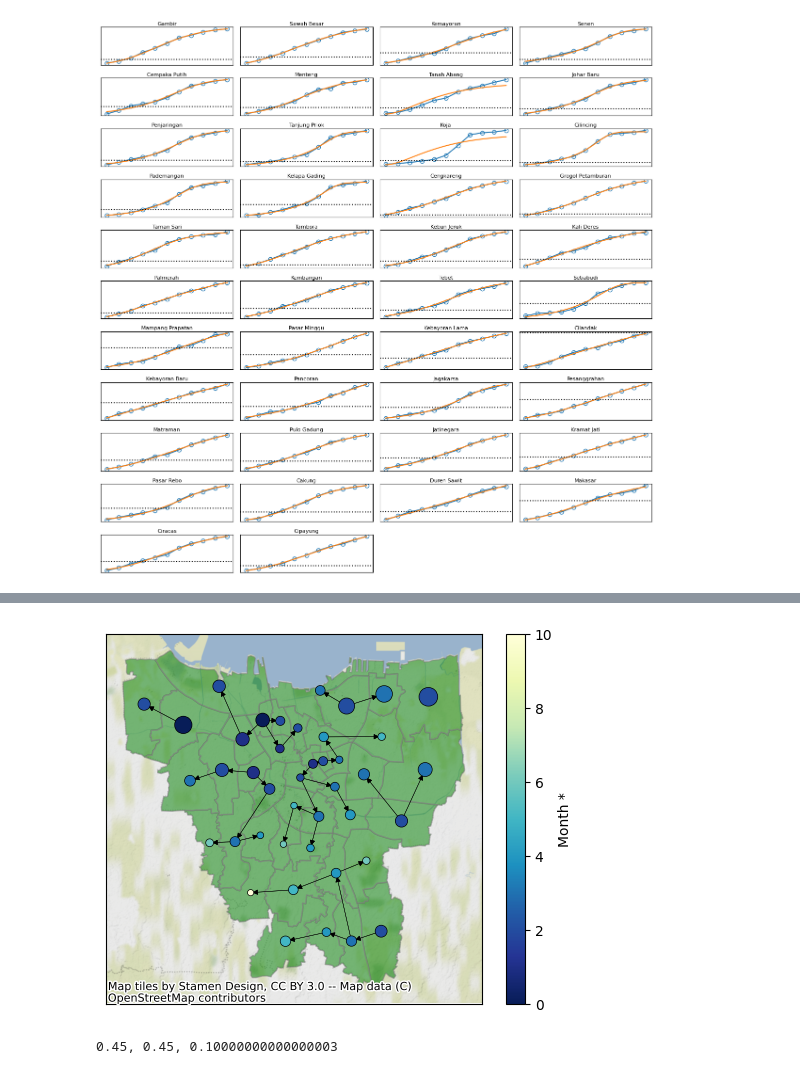
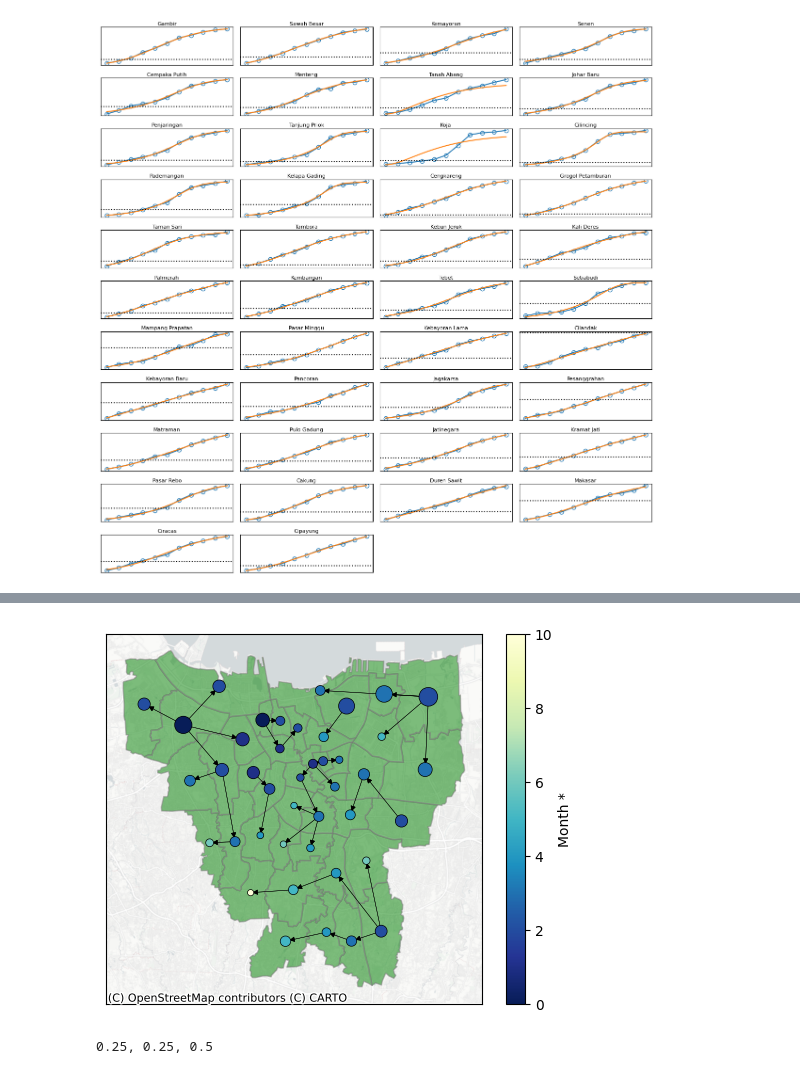
Before and after one commit to marliyehez/Epidemic-Forest, a Jupyter notebook: Epidemic_Forest.ipynb, the cells around one changed output, grey strips where cells are left out. Saved outputs shown, nothing was run; the diff lists cells and outputs as text; code cells hidden in the pictures.

```diff
--- a/Epidemic_Forest.ipynb
+++ b/Epidemic_Forest.ipynb
@@ -24,7 +22,7 @@ import warnings
 warnings.filterwarnings('ignore')
 # %%
 # Times-series data
-pneumonia_rs = pd.read_excel('/content/pneumonia-disease-data.xlsx')
+pneumonia_rs = pd.read_excel('https://github.com/marliyehez/Epidemic-Forest/raw/main/Data/pneumonia-disease-data.xlsx')
 
 # Datetime data
 starting_date = datetime(year=2017, month=1, day=1).date()
@@ -234,10 +233,9 @@ def P_scailing(data, child_onset):
 
 
 # Geospatial data
-link_kecamatan = 'https://raw.githubusercontent.com/SakifAbdillah/jakartaKecamatanGeoJSON/master/kecamatan.geojson'
+link = 'https://raw.githubusercontent.com/marliyehez/Epidemic-Forest/main/Data/jakarta-district-geographical-data.json'
 
 # Reading the Geospatial JSON data
-link = link_kecamatan
 with urlopen(link) as response:
     geojson = json.load(response)
 
@@ -245,12 +243,16 @@ with urlopen(link) as response:
 df_geo = gpd.read_file(link)
 
 
-# Equalizing the name of the district columns between data
+# Standardizing district names
 adjust_kecamatan = {
     'Kalideres': 'Kali Deres', 'Kebon Jeruk': 'Kebun Jeruk',
     'Pulogadung': 'Pulo Gadung'}
+
 df_geo['name'] = df_geo['name'].str.title().str.replace(u'\xa0', u'')\
                                 .replace(adjust_kecamatan)
 
 # Abbreviations for district names
 df_geo['code'] = ['GAM', 'SB', 'MAY', 'SEN', 'CP', 'MEN', 'TA', 'JB', 'PEN', 'TP', 'KOJ', 'CLC', 'PAD', 'KG', 'CKG', 'GP', 'TS', 'TAM', 'KEB', 'KD', 'PAL', 'KEM', 'TEB', 'SET', 'MP', 'PM', 'KL', 'CLD', 'KB', 'PAN', 'JAG', 'PES', 'MAT', 'PG', 'JAT', 'KRA', 'PR', 'CAK', 'DS', 'MAK', 'CIR', 'CIP']
+
+# Calculating centroid
+df_geo['pos'] = [(point.x, point.y) for point in df_geo.geometry.centroid]
@@ -271,10 +293,11 @@ disease_per = pneumonia_rs[cols_kecamatan].transpose().iloc[:, tmin:tmax]
 # Defines a dataframe for onset time
 onset_df = onset_pneu_per2.copy()
 
+
 # Create the result dataframe
 df = pd.DataFrame({
     'name': df_geo['name'],
-    'pos': [(point.x, point.y) for point in df_geo.geometry.centroid],
+    'pos': df_geo['pos'],
     'population': df_geo['name'].map(pop_dict)
 })
 
@@ -351,8 +374,8 @@ for chosen_node in df.index:
                 # Prevalence disease
                 P = P_list[i]
 
-                # Weight                        <- Change the weight here!
-                Ws, Wt = (0.45, 0.45)
+                # Weight
+                Ws, Wt = (0.25, 0.25)        #     <- Change the weight here!
 
                 # Formula
                 SoL = Ws/Ds + Wt/Dt + (1-Ws-Wt)*P
@@ -399,43 +422,43 @@ arrow_settings = {'arrowstyle': '-|>', 'arrowsize': 8}
 # ========= PLOT WITH BASEMAP =========
 # Initialize the Axes
 ax = df_geo.plot(facecolor='green', edgecolor="grey", alpha=0.5)
 
 # Add basemap
 ctx.add_basemap(
         ax,
         crs=df_geo.crs,
-        source=ctx.providers.Stamen.TerrainBackground,
+        source=ctx.providers.CartoDB.PositronNoLabels,
 )
 
 # Visualize the network
 nx.draw_networkx(G, with_labels=False,
-                 node_size=node_size, linewidths=2,
-                 node_color='black', cmap=cmap, pos=pos,
-                 width=0.3,
-                 ax=ax,
-                 **arrow_settings)
+                node_size=node_size, linewidths=2,
+                node_color='black', cmap=cmap, pos=pos,
+                width=0.3,
+                ax=ax,
+                **arrow_settings)
 nx.draw_networkx(G, with_labels=False,
-                 node_size=node_size,
-                 node_color=node_color, cmap=cmap, pos=pos,
-                 width=0.3,
-                 ax=ax,
-                 **arrow_settings)
+                node_size=node_size,
+                node_color=node_color, cmap=cmap, pos=pos,
+                width=0.3,
+                ax=ax,
+                **arrow_settings)
 
 # Show the colorbar
 cbar = plt.colorbar(
     plt.cm.ScalarMappable(
         cmap=cmap,
         norm=plt.Normalize(
             vmin=min(node_color),
             vmax=max(node_color),
         )
     ),
     label='Month *',
 )
 
 # Show
 plt.show()
 print(f'{Ws}, {Wt}, {1-Ws-Wt}')
 # %% [output]
-[figure, old version]
+[figure, new version]
-0.45, 0.45, 0.10000000000000003
+0.25, 0.25, 0.5
```
Also changed, not shown: parts of 10 cells of this notebook.
